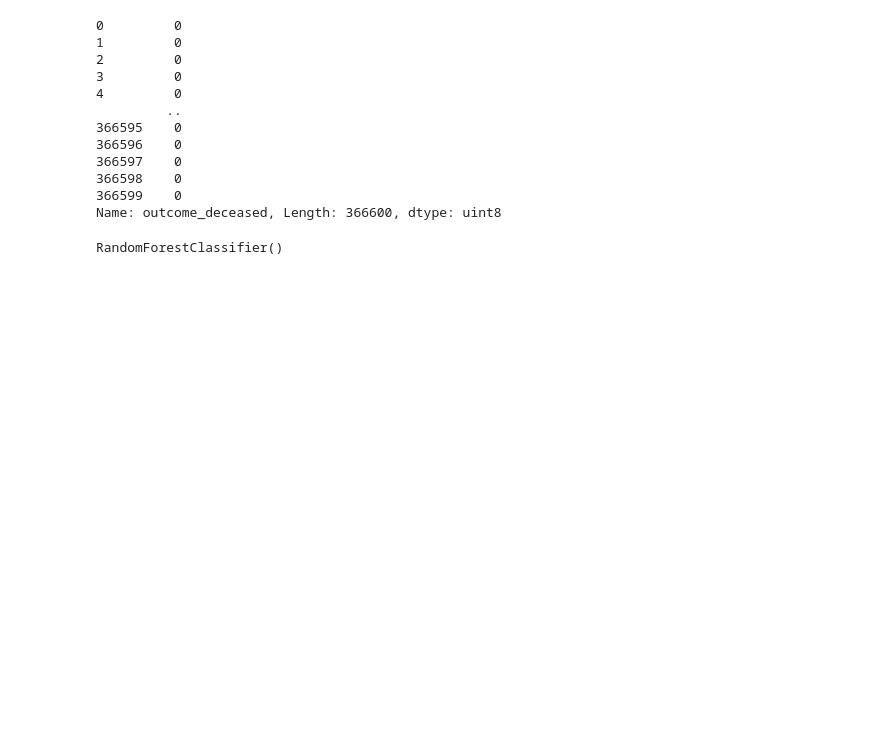
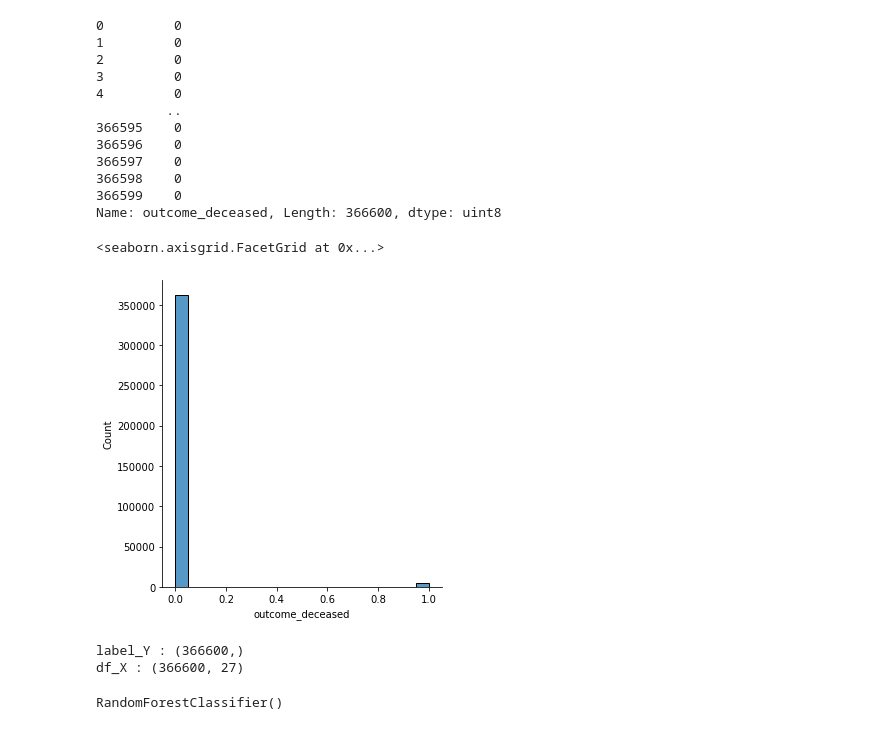
Before and after one commit to Timothy318/Covid-19DataMining, a Jupyter notebook: src/RandomForest.ipynb, the cells around one changed output. Saved outputs shown, nothing was run; the diff lists cells and outputs as text; code cells hidden in the pictures; blank space fills up the shorter version.

```diff
--- a/src/RandomForest.ipynb
+++ b/src/RandomForest.ipynb
@@ -82,3 +88,15 @@ Name: outcome_deceased, Length: 366600, dtype: uint8
+# %%
+import seaborn as sns
+sns.displot(labels,kde=False)
+# %% [output]
+<seaborn.axisgrid.FacetGrid at 0x...>
+[figure, added]
+# %%
+print(f'label_Y : {labels.shape}')
+print(f'df_X : {df.shape}')
+# %% [output]
+label_Y : (366600,)
+df_X : (366600, 27)
 # %%
 from sklearn.model_selection import train_test_split
 x_train, x_test, y_train, y_test = train_test_split(df, labels, test_size=0.20)
```
Also changed, not shown: parts of 26 cells of this notebook, 1 other file.
